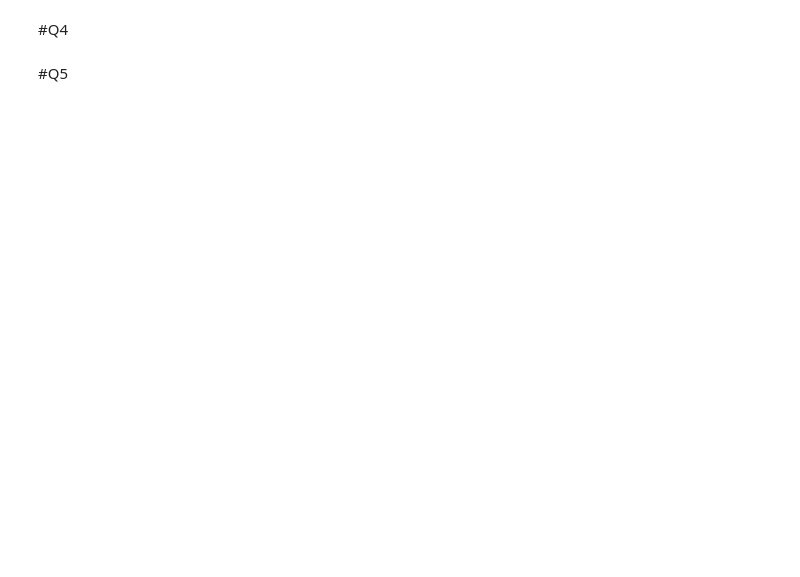
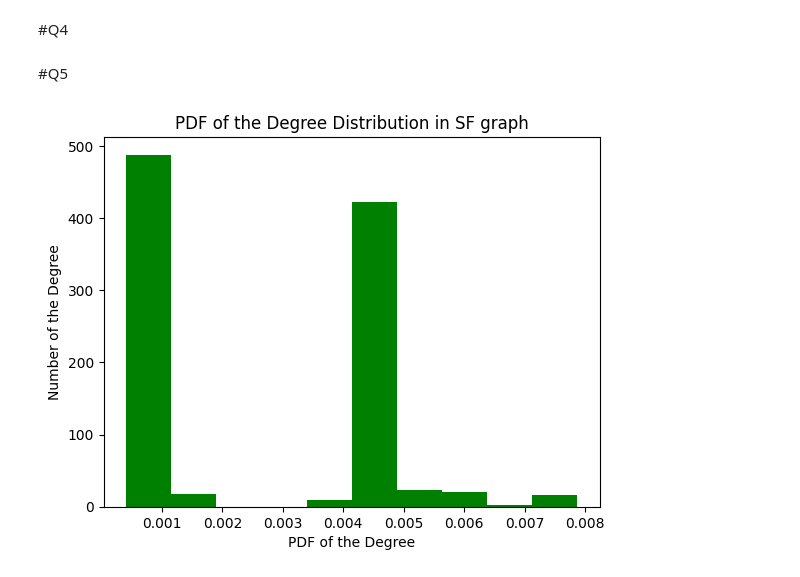
Before and after one commit to AmirEfi/Graph-Simulation, a Jupyter notebook: Simulation_Project.ipynb, the cells around one changed output. Drawn from its saved outputs; the diff is of its cells as text; code cells hidden in the pictures; blank space fills up the shorter version.

```diff
--- a/Simulation_Project.ipynb
+++ b/Simulation_Project.ipynb
@@ -522,3 +523,35 @@ plt.show()
 #Q4
 # %% [markdown]
 #Q5
+# %%
+# Q5-Part1: PDF in Scale-Free graph
+def rem_dup(degrees):
+  remDeg = list()
+  for i in degrees:
+    if i not in remDeg:
+      remDeg.append(i)
+  return remDeg
+
+nodes_q5 = 500
+k = 4
+gamma = [2,3]
+pdf_all = list()
+for i in range(1000):
+  pdf_deg = list()
+  SF_graph = nx.barabasi_albert_graph(nodes_q5, k)
+  degrees = [SF_graph.degree(n) for n in SF_graph.nodes()]
+  remDupDeg = rem_dup(degrees)
+  tmp_ga = random.choice(gamma)
+  for j in range(len(remDupDeg)):
+    mean_deg = math.pow((remDupDeg[j]+2), -tmp_ga)
+    pdf_deg.append(mean_deg)
+
+  pdf_all.append(sum(pdf_deg)/len(pdf_deg))
+
+plt.hist(pdf_all, color='green')
+plt.title("PDF of the Degree Distribution in SF graph")
+plt.xlabel("PDF of the Degree")
+plt.ylabel("Number of the Degree")
+plt.show()
+# %% [output]
+[figure, added]
```
Also changed, not shown: parts of 4 cells of this notebook.
